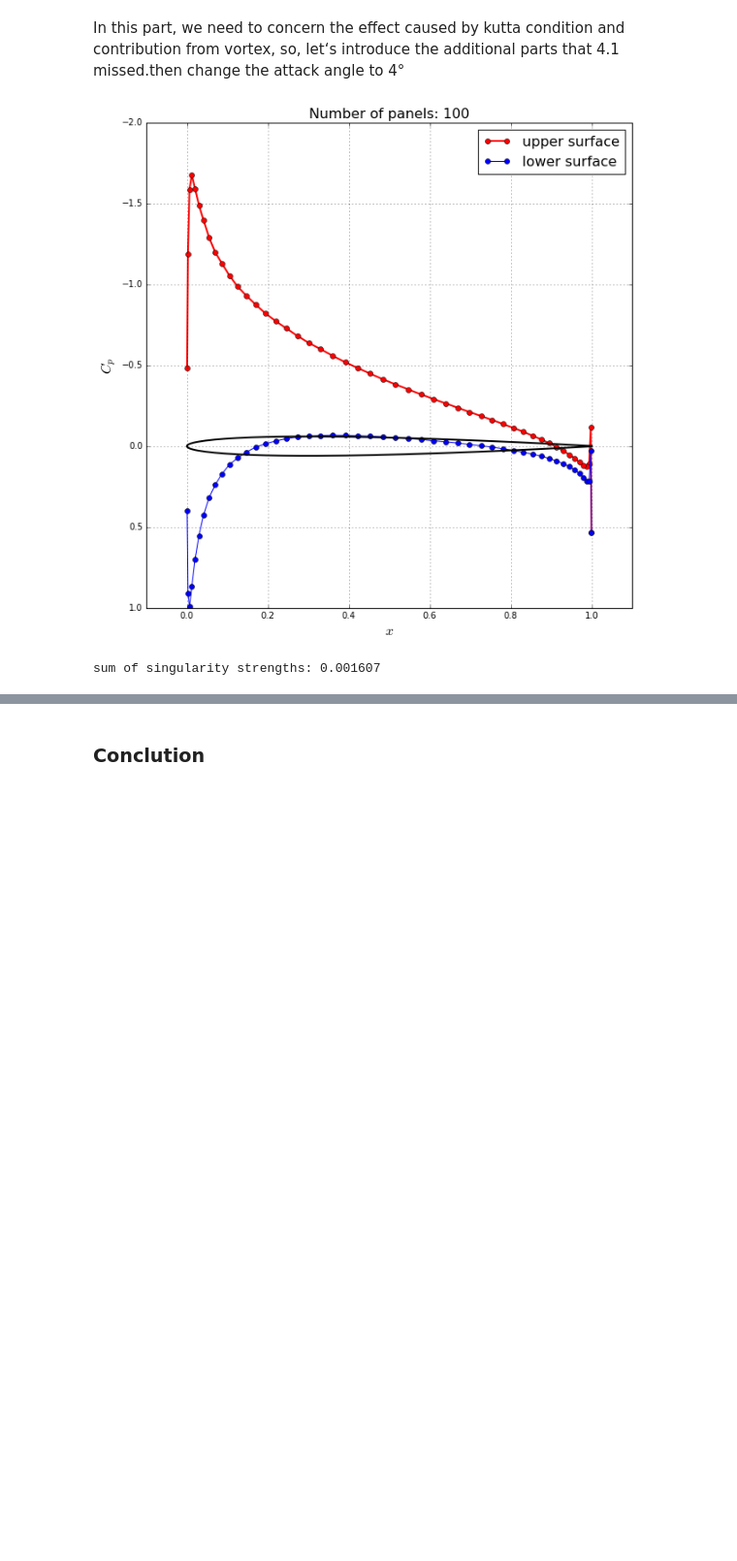
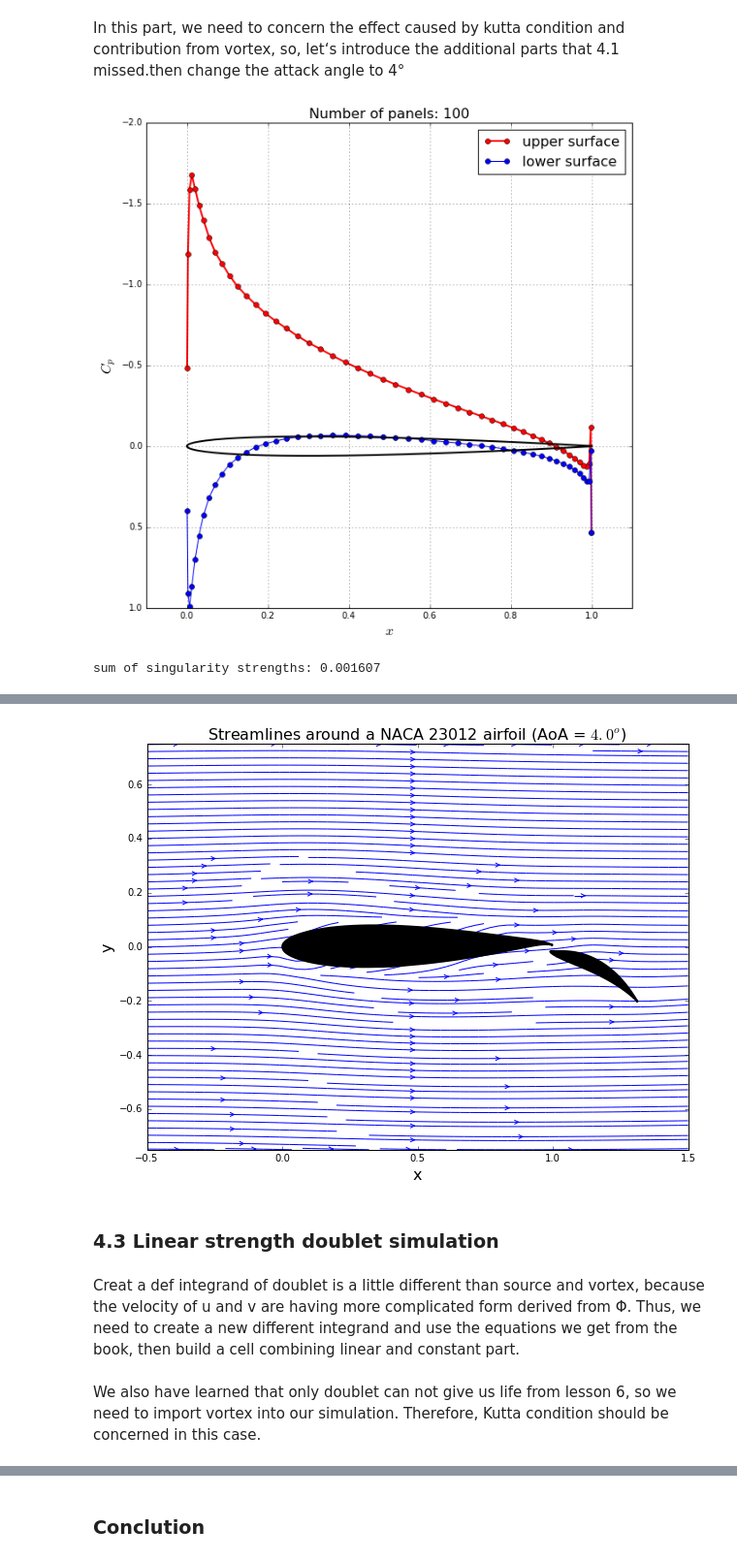
Before and after one commit to barbagroup/AeroPython-studentprojects2017, a Jupyter notebook: Project of Dongyu Liang/project-Dongyu.ipynb, the cells around one changed output, grey strips where cells are left out. Shown at 97% size. Cells and saved outputs as stored; diff of their text form; code cells hidden in the pictures; blank space fills up the shorter version.

```diff
--- a/Project of Dongyu Liang/project-Dongyu.ipynb
+++ b/Project of Dongyu Liang/project-Dongyu.ipynb
@@ -640,0 +660,48 @@ freestream = Freestream(u_inf, alpha2)      # instantiation of the object freest
+# %%
+def get_velocity_field_flap(panels, freestream, X, Y):
+
+    u = freestream.u_inf * math.cos(freestream.alpha) * numpy.ones_like(X, dtype=float)
+    v = freestream.u_inf * math.sin(freestream.alpha) * numpy.ones_like(X, dtype=float)
+    vec_intregral = numpy.vectorize(integral)
+
+    for panel in panels:
+        u += panel.sigma/ (2.0 * math.pi) * vec_intregral(X, Y, panel, 1, 0)+gamma / (2.0 * math.pi) * vec_intregral(X, Y, panel, 1, 0)
+        v += panel.sigma/ (2.0 * math.pi) * vec_intregral(X, Y, panel, 0, 1)+gamma / (2.0 * math.pi) * vec_intregral(X, Y, panel, 0, 1)
+
+    return u, v
+# %%
+# define a mesh grid
+nx, ny = 20, 20  # number of points in the x and y directions
+x_start, x_end = -0.5, 1.5
+y_start, y_end = -0.75, 0.75
+X, Y = numpy.meshgrid(numpy.linspace(x_start, x_end, nx),
+                      numpy.linspace(y_start, y_end, ny))
+
+# compute the velocity field on the mesh grid
+u_wing, v_wing = get_velocity_field_wing(panels_wing, freestream, X, Y)
+u_flap, v_flap = get_velocity_field_flap(panels_flap, freestream, X, Y)
+
+u=u_wing+u_flap
+v=v_wing+v_flap
+# %%
+# plot the velocity field
+width = 10
+pyplot.figure(figsize=(width, width))
+pyplot.xlabel('x', fontsize=16)
+pyplot.ylabel('y', fontsize=16)
+pyplot.streamplot(X, Y, u, v,
+                  density=2, linewidth=1, arrowsize=1, arrowstyle='->')
+pyplot.fill([panel.xa for panel in panels_wing], [panel.ya for panel in panels_wing],
+            color='k', linestyle='solid', linewidth=2, zorder=2)
+pyplot.fill([panel.xa for panel in panels_flap], [panel.ya for panel in panels_flap],
+            color='k', linestyle='solid', linewidth=2, zorder=2)
+pyplot.axis('scaled', adjustable='box')
+pyplot.xlim(x_start, x_end)
+pyplot.ylim(y_start, y_end)
+pyplot.title('Streamlines around a NACA 23012 airfoil (AoA = ${}^o$)'.format(alpha1), fontsize=16);
+# %% [output]
+[figure, added]
+# %% [markdown]
+### 4.3 Linear strength doublet simulation
+# %% [markdown]
+Creat a def integrand of doublet is a little different than source and vortex, because the velocity of u and v are having more  complicated form derived from Φ. Thus, we need to create a new different integrand and use the equations we get from the book, then build a cell combining linear and constant part.
@@ -640,0 +718,2 @@ freestream = Freestream(u_inf, alpha2)      # instantiation of the object freest
+# %% [markdown]
+We also have learned that only doublet can not give us life from lesson 6, so we need to import vortex into our simulation. Therefore, Kutta condition should be concerned in this case.
```
Also changed, not shown: parts of 68 cells of this notebook.
